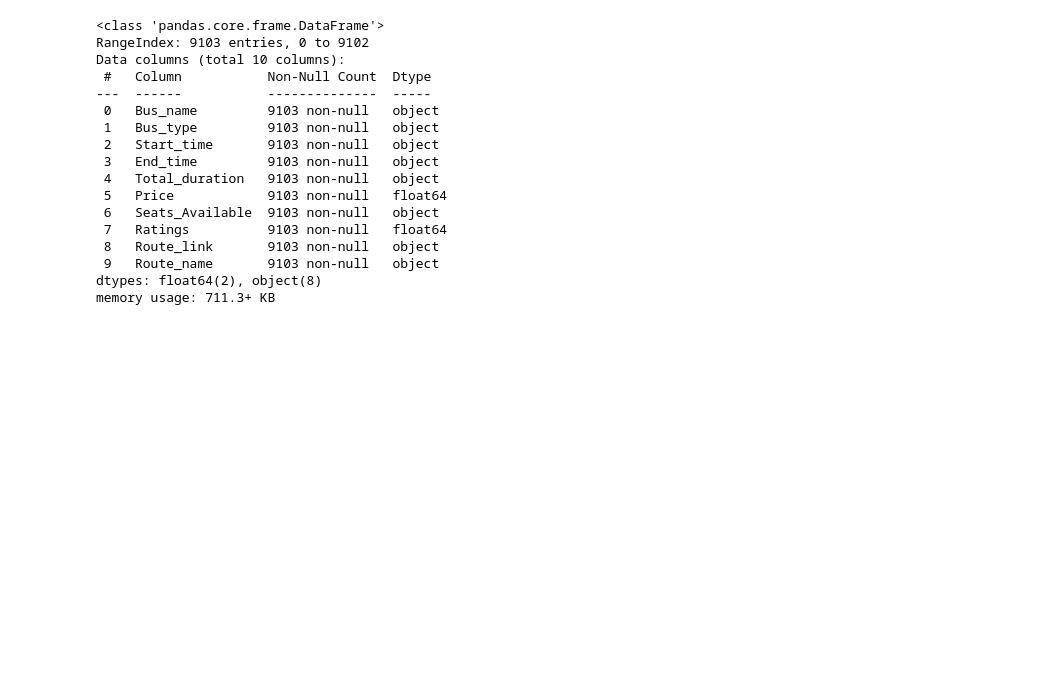
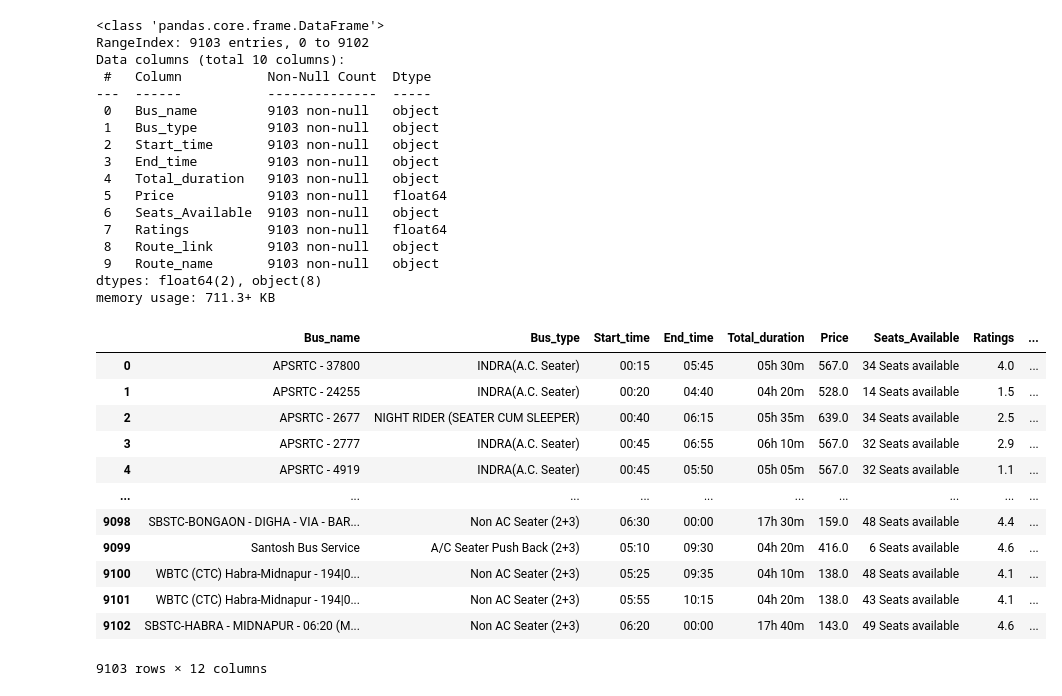
Before and after one commit to saromaddy/redbus_selenium, a Jupyter notebook: collect_bus_details.ipynb, the cells around one changed output. Drawn from its saved outputs; the diff is of its cells as text; code cells hidden in the pictures; blank space fills up the shorter version.

```diff
--- a/collect_bus_details.ipynb
+++ b/collect_bus_details.ipynb
@@ -527,3 +532,21 @@ dtypes: float64(2), object(8)
 memory usage: 711.3+ KB
 # %%
 df1 = df1.drop(df1.columns[0],axis =1)
+# %%
+df1[['Origin','Destination']] = df1['Route_name'].str.split(" to ", expand=True)
+# %%
+df1
+# %% [output]
+|  | Bus_name | Bus_type | Start_time | End_time | Total_duration | Price | Seats_Available | Ratings | ... |
+| 0 | APSRTC - 37800 | INDRA(A.C. Seater) | 00:15 | 05:45 | 05h 30m | 567.0 | 34 Seats available | 4.0 | ... |
+| 1 | APSRTC - 24255 | INDRA(A.C. Seater) | 00:20 | 04:40 | 04h 20m | 528.0 | 14 Seats available | 1.5 | ... |
+| 2 | APSRTC - 2677 | NIGHT RIDER (SEATER CUM SLEEPER) | 00:40 | 06:15 | 05h 35m | 639.0 | 34 Seats available | 2.5 | ... |
+| 3 | APSRTC - 2777 | INDRA(A.C. Seater) | 00:45 | 06:55 | 06h 10m | 567.0 | 32 Seats available | 2.9 | ... |
+| 4 | APSRTC - 4919 | INDRA(A.C. Seater) | 00:45 | 05:50 | 05h 05m | 567.0 | 32 Seats available | 1.1 | ... |
+| ... | ... | ... | ... | ... | ... | ... | ... | ... | ... |
+| 9098 | SBSTC-BONGAON - DIGHA - VIA - BAR... | Non AC Seater (2+3) | 06:30 | 00:00 | 17h 30m | 159.0 | 48 Seats available | 4.4 | ... |
+| 9099 | Santosh Bus Service | A/C Seater Push Back (2+3) | 05:10 | 09:30 | 04h 20m | 416.0 | 6 Seats available | 4.6 | ... |
+| 9100 | WBTC (CTC) Habra-Midnapur - 194|0... | Non AC Seater (2+3) | 05:25 | 09:35 | 04h 10m | 138.0 | 48 Seats available | 4.1 | ... |
+| 9101 | WBTC (CTC) Habra-Midnapur - 194|0... | Non AC Seater (2+3) | 05:55 | 10:15 | 04h 20m | 138.0 | 43 Seats available | 4.1 | ... |
+| 9102 | SBSTC-HABRA - MIDNAPUR - 06:20 (M... | Non AC Seater (2+3) | 06:20 | 00:00 | 17h 40m | 143.0 | 49 Seats available | 4.6 | ... |
+9103 rows × 12 columns
```
Also changed, not shown: parts of 3 cells of this notebook, 7 other files.
